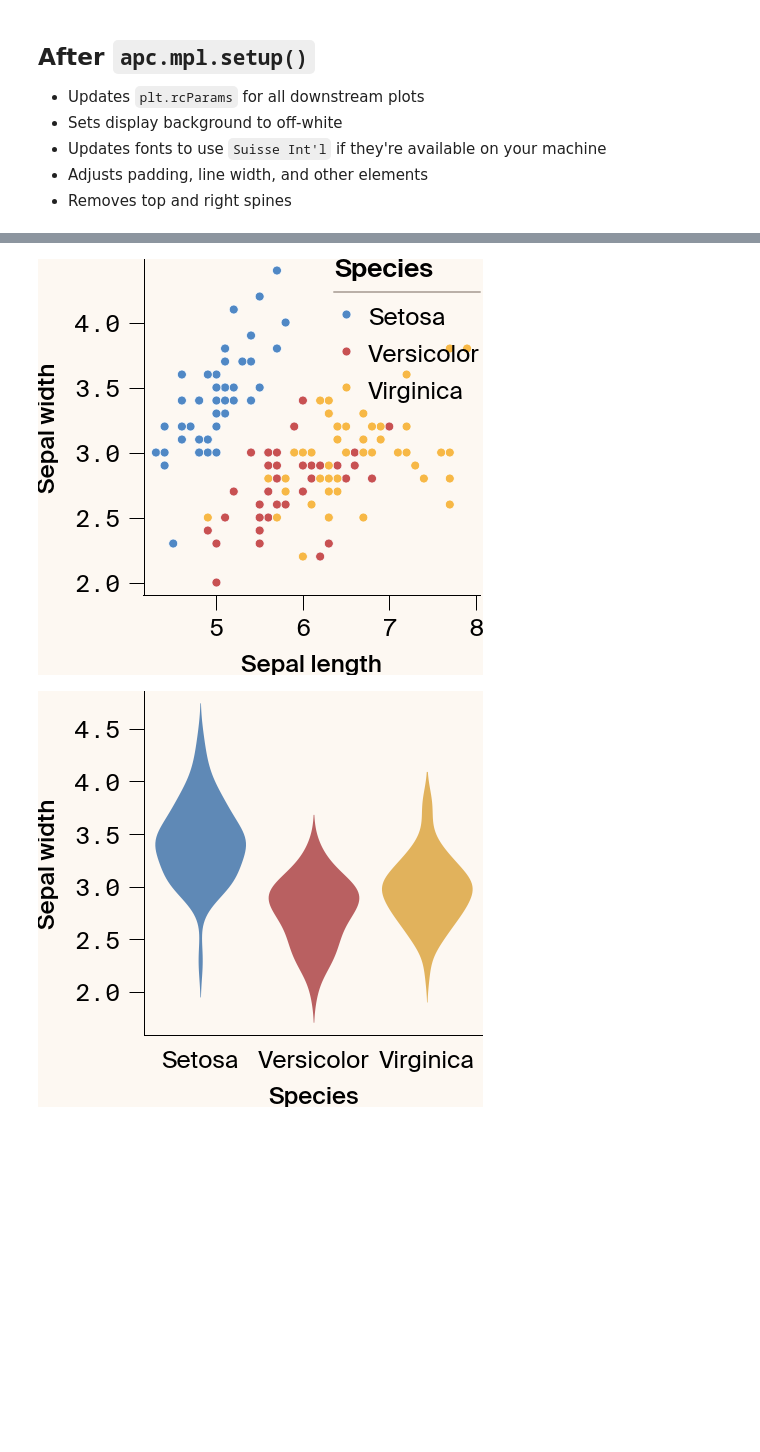
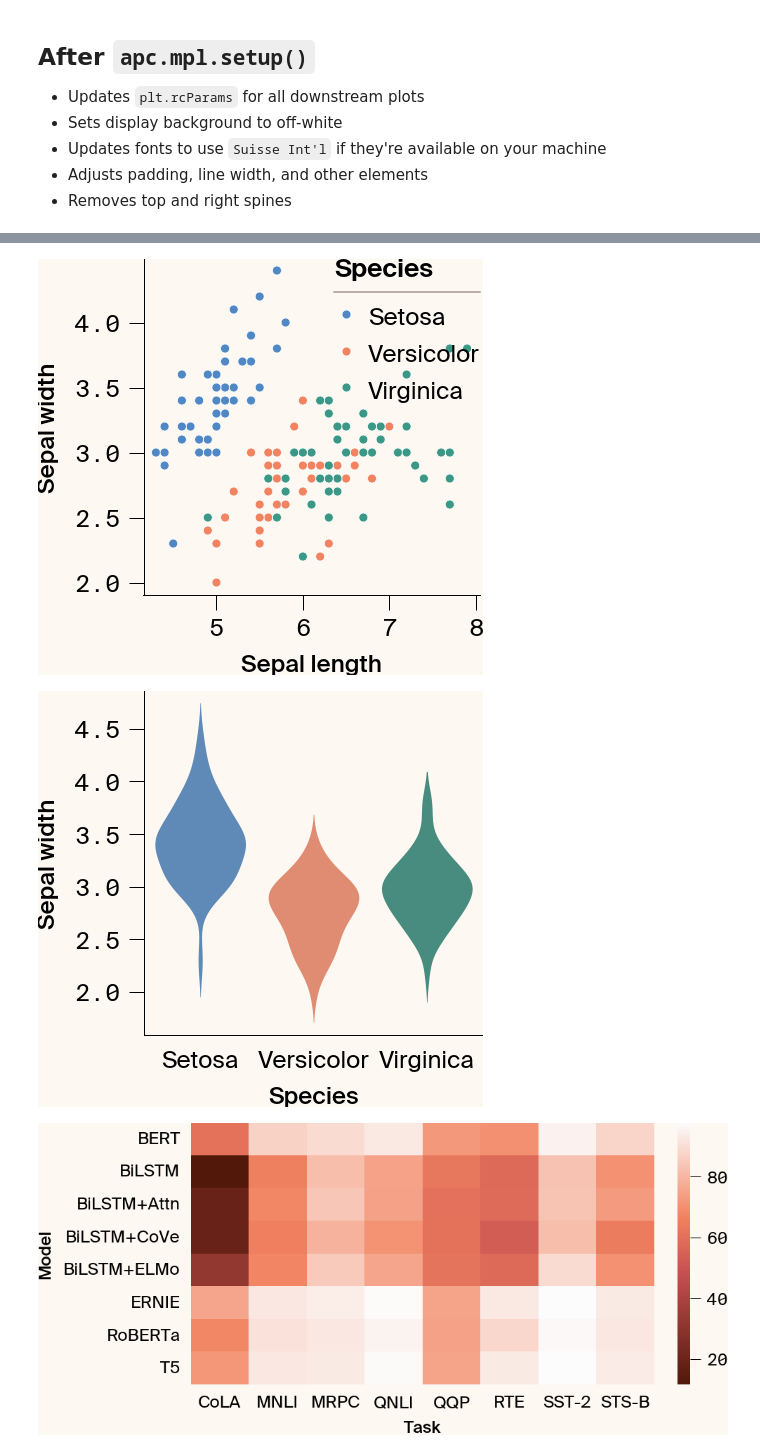
Before and after one commit to Arcadia-Science/arcadia-pycolor, a Jupyter notebook: usage_example.ipynb, the cells around one changed output, grey strips where cells are left out. Drawn from its saved outputs; the diff is of its cells as text; code cells hidden in the pictures; blank space fills up the shorter version.

```diff
--- a/usage_example.ipynb
+++ b/usage_example.ipynb
@@ -134,11 +134,14 @@ iris_data.head(5)
 x_data = "sepal length"
 y_data = "sepal width"
 c_data = "species"
-colors = {"setosa": apc.aegean, "versicolor": apc.dragon, "virginica": apc.canary}
 
-sns.scatterplot(x=x_data, y=y_data, hue="species", data=iris_data, palette=colors)
+sns.scatterplot(x=x_data, y=y_data, hue="species", data=iris_data)
 plt.show()
 
-sns.violinplot(x=c_data, y=y_data, data=iris_data, hue=c_data, palette=colors)
+sns.violinplot(x=c_data, y=y_data, data=iris_data, hue=c_data)
 plt.show()
+
+glue = sns.load_dataset("glue").pivot(index="Model", columns="Task", values="Score")
+sns.heatmap(glue)
+plt.show()
 # %% [output]
@@ -153,6 +157,12 @@ plt.show()
 - Removes top and right spines
 # %%
 apc.mpl.setup()
+
+colors = {
+    "setosa": "apc:aegean",
+    "versicolor": apc.amber,
+    "virginica": apc.seaweed,
+}
 
 fig, ax = plt.subplots(figsize=apc.mpl.dimensions("threeq_s"), layout="constrained")
 sns.scatterplot(
@@ -164,8 +174,7 @@ sns.scatterplot(
     ax=ax,
     s=80,
 )
-plt.savefig("examples/example1.pdf", **apc.mpl.SAVE_WEB)  # Adds correct padding around plot.
-
+plt.savefig("examples/scatter_setup.pdf", **apc.mpl.SAVE_WEB)  # Adds correct padding around plot.
 plt.show()
 
 fig, ax = plt.subplots(figsize=apc.mpl.dimensions("threeq_s"), layout="constrained")
@@ -177,7 +186,11 @@ sns.violinplot(
     palette=colors,
     ax=ax,
 )
-plt.savefig("examples/example2.pdf", **apc.mpl.SAVE_WEB)  # Adds correct padding around plot.
+plt.savefig("examples/violin_setup.pdf", **apc.mpl.SAVE_WEB)  # Adds correct padding around plot.
+plt.show()
 
+fig, ax = plt.subplots(figsize=apc.mpl.dimensions("threeq_w"), layout="constrained")
+sns.heatmap(glue, ax=ax, cmap="apc:reds")
+plt.savefig("examples/heatmap_setup.pdf", **apc.mpl.SAVE_WEB)  # Adds correct padding around plot.
 plt.show()
 # %% [output]
@@ -192,32 +206,50 @@ plt.show()
 # %%
 fig, ax = plt.subplots(figsize=apc.mpl.dimensions("threeq_s"), layout="constrained")
 sns.scatterplot(
     x=x_data,
     y=y_data,
     hue="species",
     data=iris_data,
     palette=colors,
     ax=ax,
     s=80,
 )
 apc.mpl.autostyle(mono="both")
-plt.savefig("examples/example3.pdf", **apc.mpl.SAVE_WEB)  # Adds correct padding around plot.
+
+plt.savefig(
+    "examples/scatter_autostyle.pdf", **apc.mpl.SAVE_WEB
+)  # Adds correct padding around plot.
 
 plt.show()
 
 fig, ax = plt.subplots(figsize=apc.mpl.dimensions("threeq_s"), layout="constrained")
 sns.violinplot(
     x=c_data,
     y=y_data,
     data=iris_data,
     hue=c_data,
     palette=colors,
     ax=ax,
 )
 apc.mpl.autostyle(cat="x", mono="y")
-plt.savefig("examples/example4.pdf", **apc.mpl.SAVE_WEB)  # Adds correct padding around plot.
+plt.savefig(
+    "examples/violin_autostyle.pdf", **apc.mpl.SAVE_WEB
+)  # Adds correct padding around plot.
 
 plt.show()
+
+
+fig, ax = plt.subplots(figsize=apc.mpl.dimensions("threeq_w"), layout="constrained")
+sns.heatmap(glue, ax=ax, cmap="apc:reds")
+apc.mpl.autostyle(cbar=True)  # Didn't use cat = "both" because it alters the ALLCAPS axis labels.
+apc.mpl.categorical_xaxis()
+apc.mpl.categorical_yaxis()
+
+plt.savefig(
+    "examples/heatmap_autostyle.pdf", **apc.mpl.SAVE_WEB
+)  # Adds correct padding around plot.
+plt.show()
 # %% [output]
-[figure, old version]
+[figure, new version]
-[figure, old version]
+[figure, new version]
+[figure, added]
```
Also changed, not shown: parts of 9 cells of this notebook, 14 other files.
